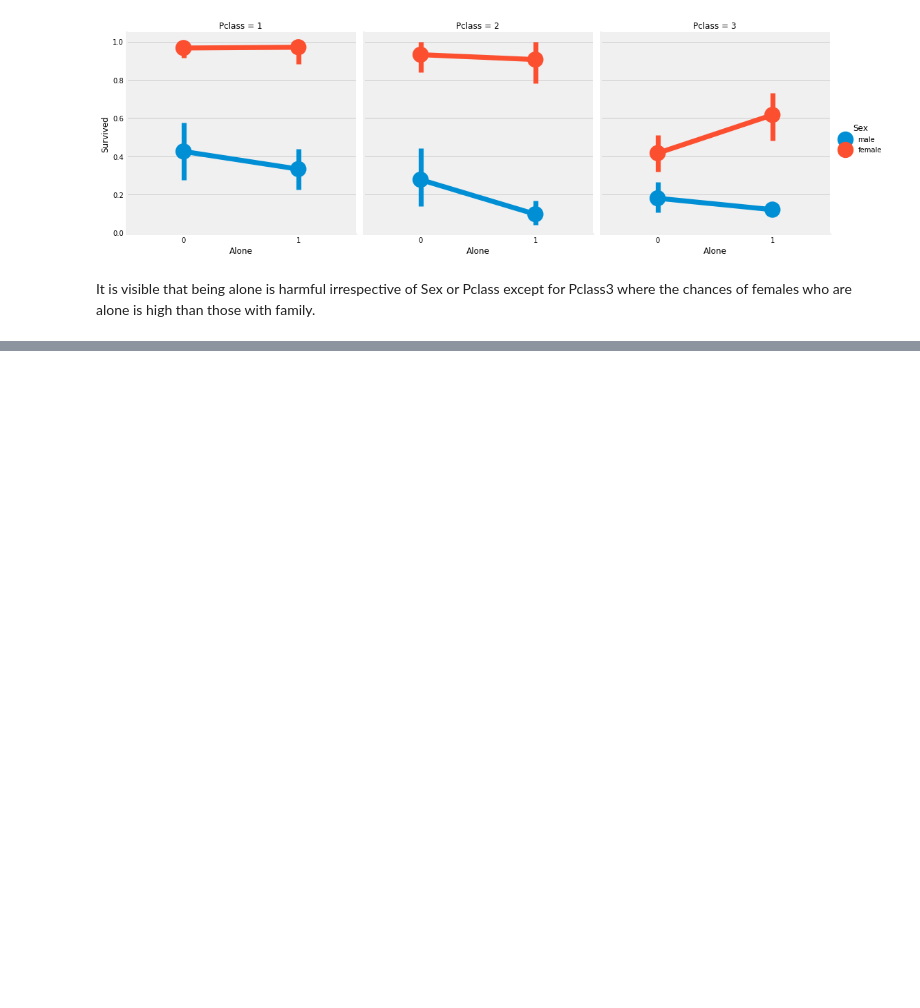
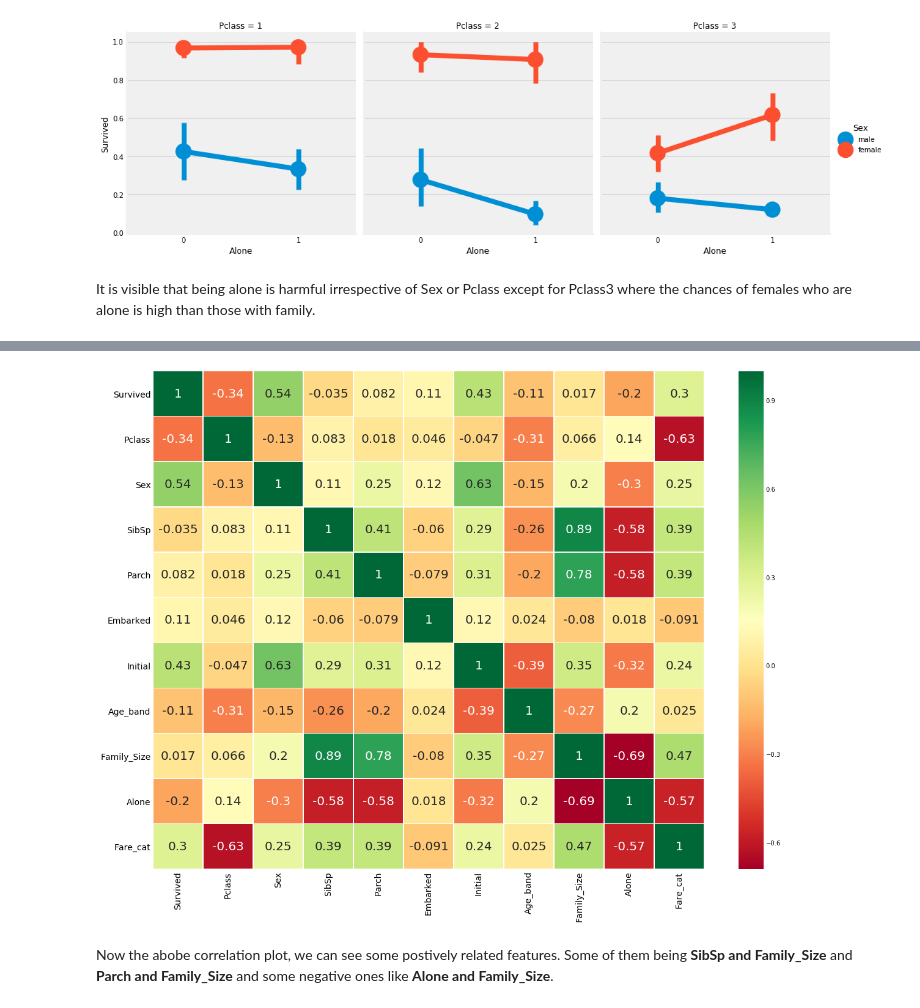
Before and after one commit to JohnHeo04/Day_by_day, a Jupyter notebook: 1st_EDA to Prediction.ipynb, the cells around one changed output, grey strips where cells are left out. Drawn from its saved outputs; the diff is of its cells as text; code cells hidden in the pictures; blank space fills up the shorter version.

```diff
--- a/1st_EDA to Prediction.ipynb
+++ b/1st_EDA to Prediction.ipynb
@@ -573,0 +629,12 @@ F
+# %%
+data.drop(['Name','Age','Ticket','Fare','Cabin','Fare_Range','PassengerId'],axis=1,inplace=True)
+sns.heatmap(data.corr(),annot=True, cmap='RdYlGn',linewidths=0.2, annot_kws={'size':20})
+fig=plt.gcf()
+fig.set_size_inches(18,15)
+plt.xticks(fontsize=14)
+plt.yticks(fontsize=14)
+plt.show()
+# %% [output]
+[figure, added]
+# %% [markdown]
+Now the abobe correlation plot, we can see some postively related features. Some of them being __SibSp and Family_Size__ and __Parch and Family_Size__ and some negative ones like __Alone and Family_Size__.
```
Also changed, not shown: parts of 25 cells of this notebook.
